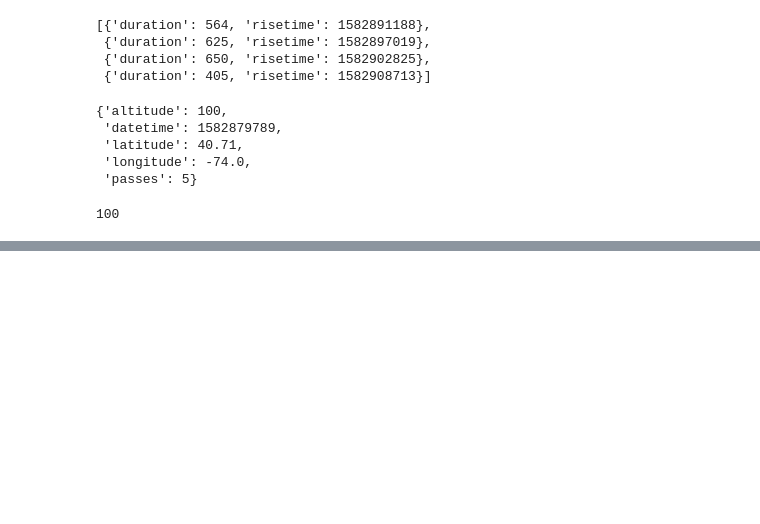
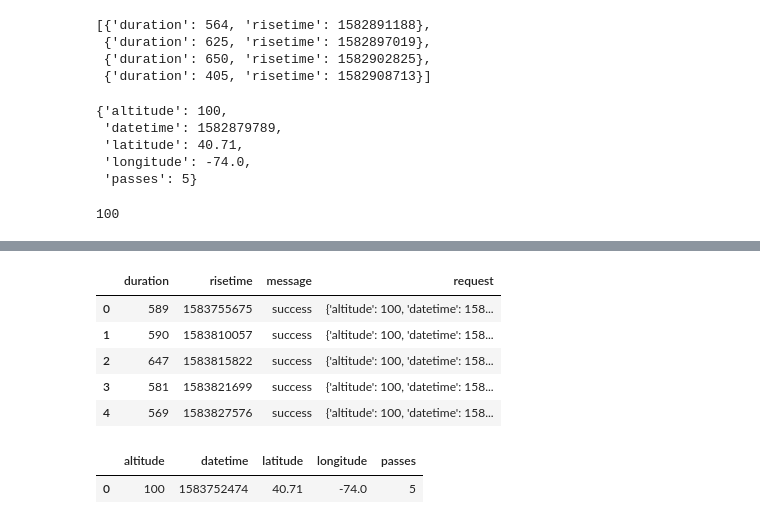
Before and after one commit to supervisaproject/Escuela-Analitica, a Jupyter notebook: Bloque 3/Sesion 3/Ejemplos/Ejemplo 2.ipynb, the cells around one changed output, grey strips where cells are left out. Saved outputs shown, nothing was run; the diff lists cells and outputs as text; code cells hidden in the pictures; blank space fills up the shorter version.

```diff
--- a/Bloque 3/Sesion 3/Ejemplos/Ejemplo 2.ipynb
+++ b/Bloque 3/Sesion 3/Ejemplos/Ejemplo 2.ipynb
@@ -228,0 +266,14 @@ response_all.json()
+# %%
+pd.json_normalize(response.json(), 'response', ['message', 'request'], errors='ignore')
+# %% [output]
+|  | duration | risetime | message | request |
+| 0 | 589 | 1583755675 | success | {'altitude': 100, 'datetime': 158... |
+| 1 | 590 | 1583810057 | success | {'altitude': 100, 'datetime': 158... |
+| 2 | 647 | 1583815822 | success | {'altitude': 100, 'datetime': 158... |
+| 3 | 581 | 1583821699 | success | {'altitude': 100, 'datetime': 158... |
+| 4 | 569 | 1583827576 | success | {'altitude': 100, 'datetime': 158... |
+# %%
+pd.DataFrame(pd.json_normalize(response.json(), 'response', ['message', 'request'], errors='ignore')['request'][0], index = [0])
+# %% [output]
+|  | altitude | datetime | latitude | longitude | passes |
+| 0 | 100 | 1583752474 | 40.71 | -74.0 | 5 |
```
Also changed, not shown: parts of 27 cells of this notebook, 1 other file.
